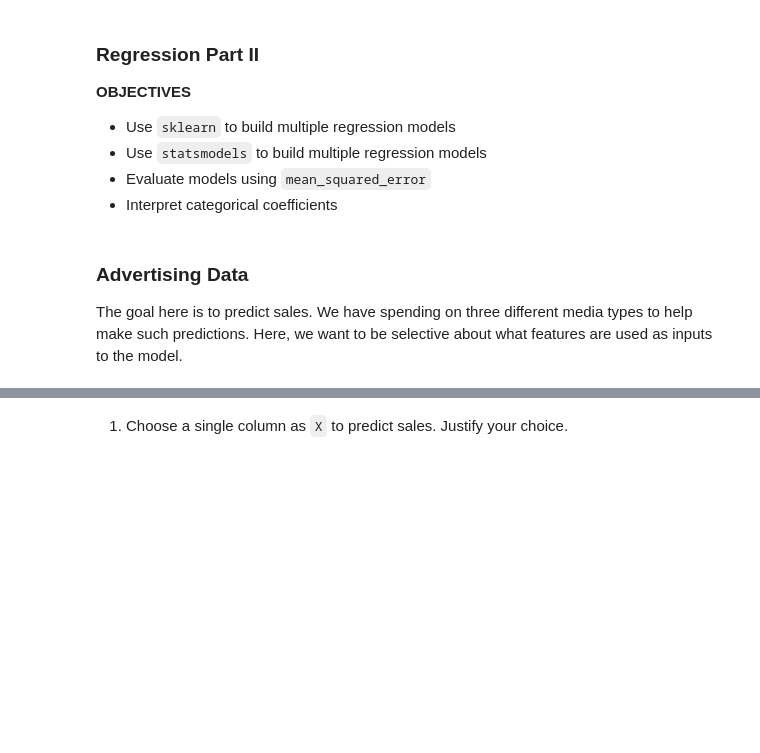
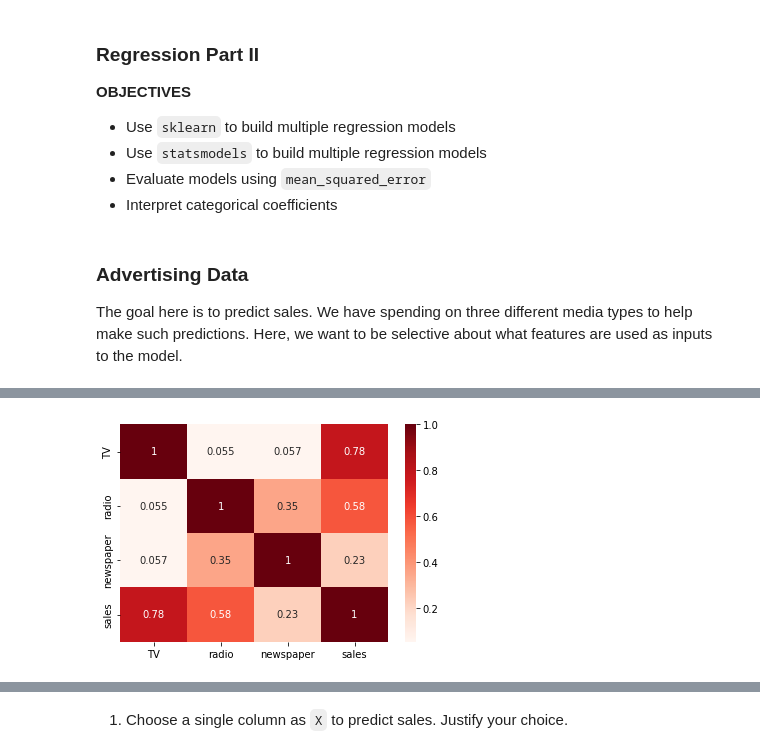
Before and after one commit to gilad247/NYU-Bootcamp, a Jupyter notebook: notebooks/module_2/2.03_linear_regression_II/practice_regression.ipynb, the cells around one changed output, grey strips where cells are left out. Drawn from its saved outputs; the diff is of its cells as text; code cells hidden in the pictures; blank space fills up the shorter version.

```diff
--- a/notebooks/module_2/2.03_linear_regression_II/practice_regression.ipynb
+++ b/notebooks/module_2/2.03_linear_regression_II/practice_regression.ipynb
@@ -30,2 +38,7 @@ ads.head()
+# %%
+# heatmap
+sns.heatmap(ads.corr(), annot = True, cmap = 'Reds');
+# %% [output]
+[figure, added]
 # %%
 # pairplot
```
Also changed, not shown: parts of 42 cells of this notebook, 2 other files.
